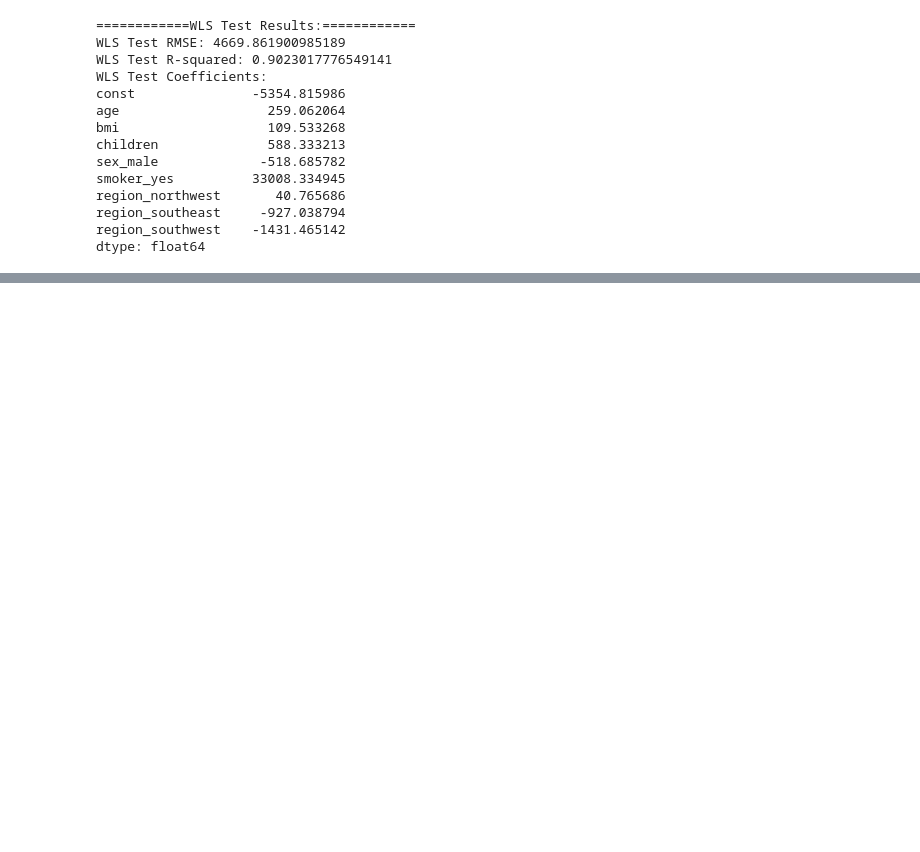
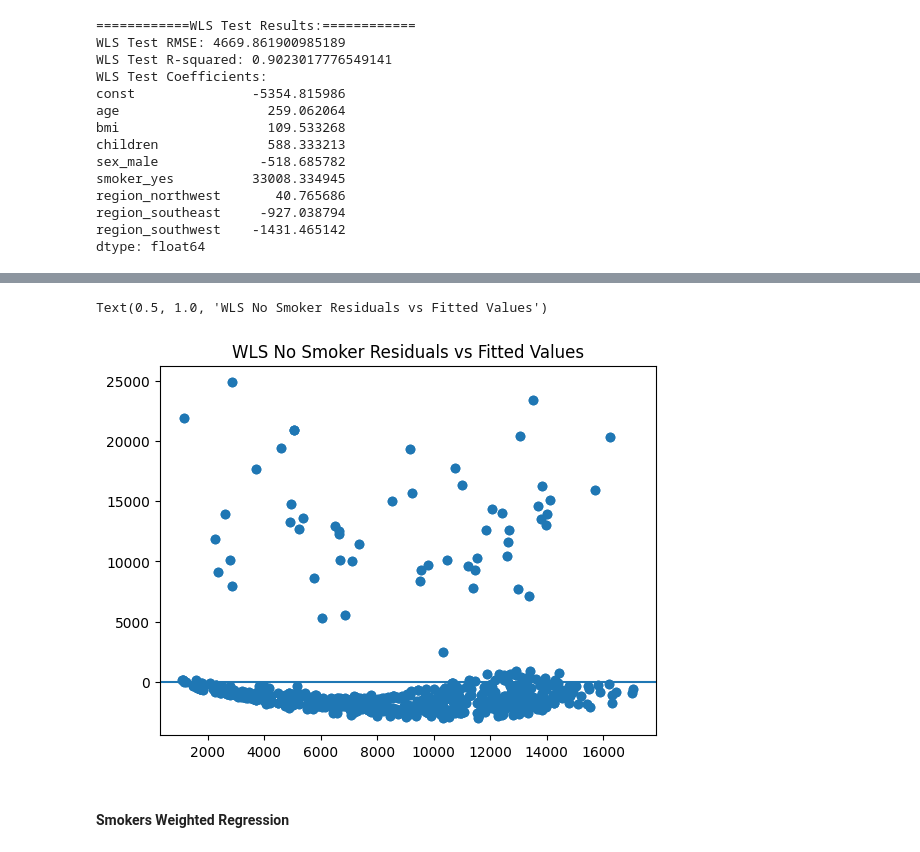
Before and after one commit to r-s-r-99/STAT4365FinalProj, a Jupyter notebook: FinalProject3.ipynb, the cells around one changed output, grey strips where cells are left out. Saved outputs shown, nothing was run; the diff lists cells and outputs as text; code cells hidden in the pictures; blank space fills up the shorter version.

```diff
--- a/FinalProject3.ipynb
+++ b/FinalProject3.ipynb
@@ -585,0 +595,31 @@ dtype: float64
+# %%
+med_ins_no_smoker = med_ins[med_ins["smoker"] == "no"].copy()
+X_ns = pd.get_dummies(med_ins_no_smoker.drop("charges", axis=1), drop_first=True).astype(float)
+y_ns = med_ins_no_smoker["charges"]
+X_train, X_test, y_train, y_test = train_test_split(X_ns, y_ns, test_size=.25, stratify=med_ins_no_smoker["smoker"], random_state=42)
+
+#Calculte weights for WLS in-sample
+print("\n============WLS No Smoker In-Sample Results:============")
+errors = y_ns - y_ns.mean()
+weights = 1 / (np.var(errors))
+X_ns = sm.add_constant(X_ns)
+results_wls_ns = sm.WLS(y_ns, X_ns, weights=weights).fit()
+print(results_wls_ns.summary())
+
+#Calculate weights for WLS on training data
+print("\n============WLS No Smoker Train Results:============")
+errors = y_train - y_train.mean()
+weights = 1 / (np.var(errors))
+X_train = sm.add_constant(X_train)
+results_wls_ns_train = sm.WLS(y_train, X_train, weights=weights).fit()
+print(results_wls_ns_train.summary())
+
+#Predict on test data
+X_test = sm.add_constant(X_test)
+results_wls_ns_test = results_wls_ns_train.predict(X_test)
+print("\n============WLS No Smoker Test Results:============")
+rmse_wls = np.sqrt(np.mean((y_test - results_wls_ns_test) ** 2))
+print(f"WLS Test RMSE: {rmse_wls}")
+rsquared_wls = 1 - np.sum((y_test - results_wls_ns_test) ** 2) / np.sum((y_test - np.mean(y_test)) ** 2)
+print(f"WLS Test R-squared: {rsquared_wls}")
+print(f"WLS Test Coefficients:\n{results_wls_ns_train.params}")
@@ -585,0 +644,9 @@ dtype: float64
+# %%
+plt.scatter(results_wls_ns.fittedvalues, results_wls_ns.resid)
+plt.axhline(0)
+plt.title("WLS No Smoker Residuals vs Fitted Values")
+# %% [output]
+Text(0.5, 1.0, 'WLS No Smoker Residuals vs Fitted Values')
+[figure, added]
+# %% [markdown]
+#### Smokers Weighted Regression
```
Also changed, not shown: parts of 17 cells of this notebook.
